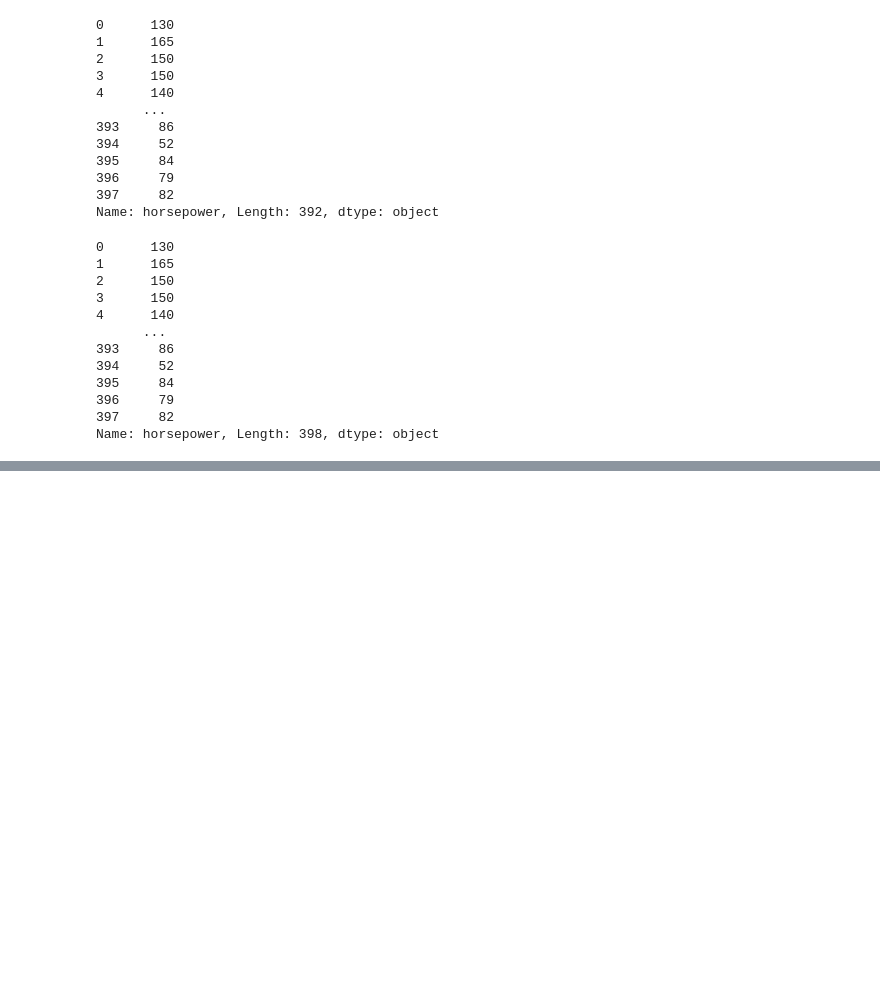
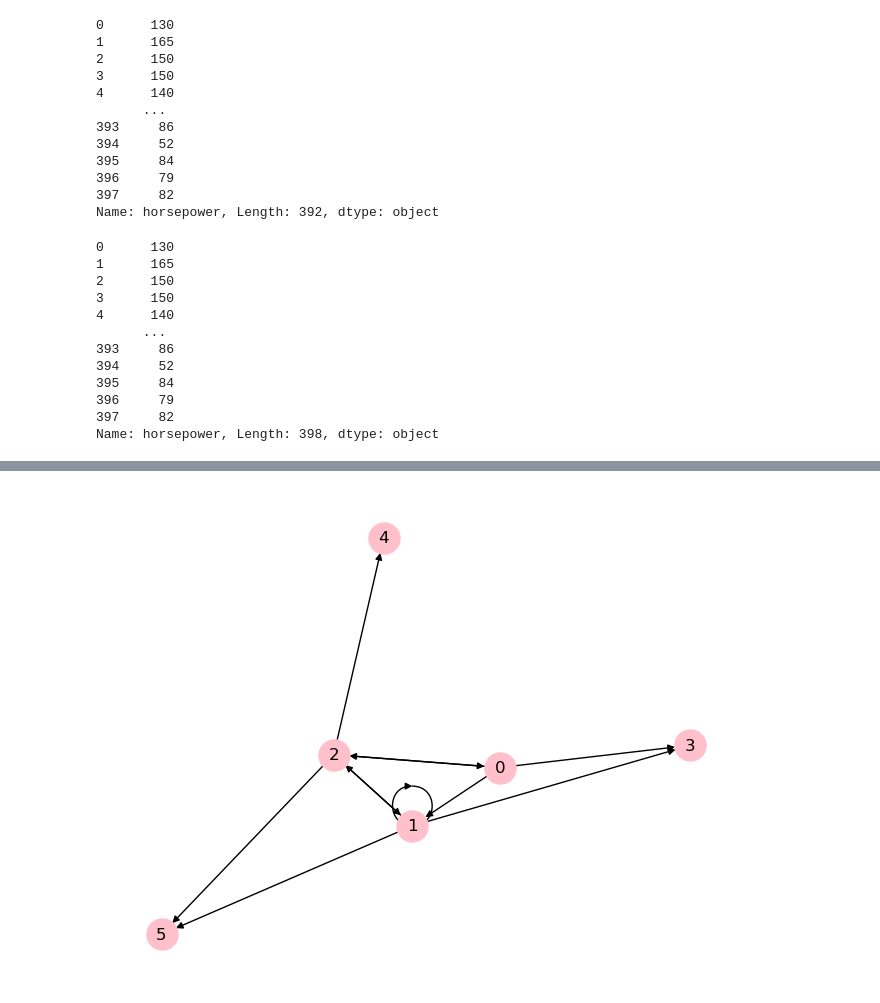
Before and after one commit to Chaudhary-Kaushal-195/sem-4-python, a Jupyter notebook: practice/t1/p1.ipynb, the cells around one changed output, grey strips where cells are left out. Saved outputs shown, nothing was run; the diff lists cells and outputs as text; code cells hidden in the pictures; blank space fills up the shorter version.

```diff
--- a/practice/t1/p1.ipynb
+++ b/practice/t1/p1.ipynb
@@ -88,0 +746,11 @@ Name: horsepower, Length: 398, dtype: object
+# %%
+#pb137
+import networkx as nx
+import matplotlib.pyplot as plt
+G=nx.DiGraph()
+G.add_nodes_from([0,1,2,3,4,5])
+G.add_edges_from([(0,1),(1,2),(2,4),(1,1),(0,3),(1,5),(2,5),(0,2),(2,0),(2,1),(1,3)])
+nx.draw(G,with_labels=True,node_size=500,node_color="pink",width=1)
+plt.show()
+# %% [output]
+[figure, added]
```
Also changed, not shown: parts of 86 cells of this notebook, 45 other files.
